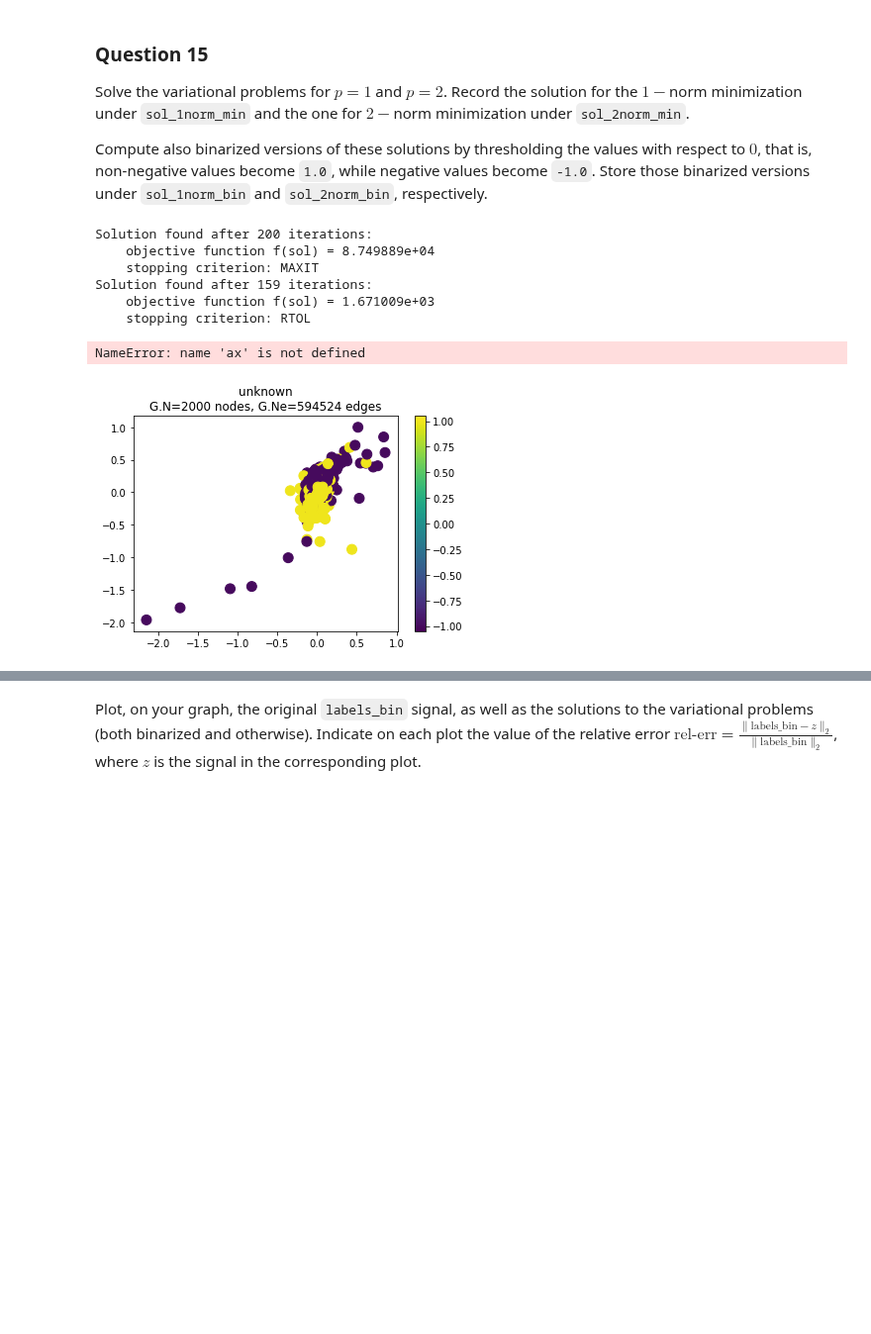
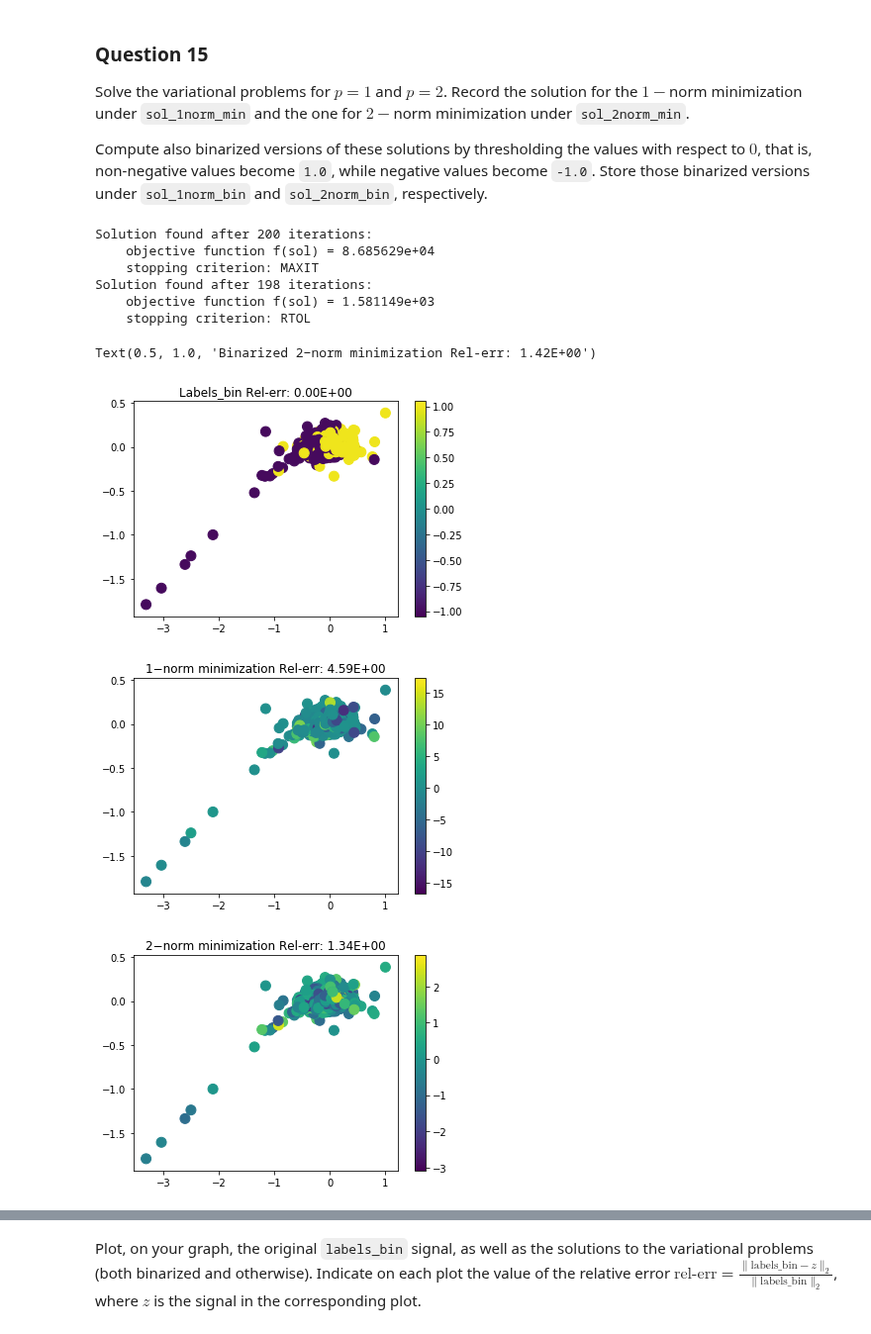
Before and after one commit to senakicir/ntds_project, a Jupyter notebook: 4_graph_signal_processing.ipynb, the cells around one changed output, grey strips where cells are left out. Shown at 99% size. Cells and saved outputs as stored; diff of their text form; code cells hidden in the pictures; blank space fills up the shorter version.

```diff
--- a/4_graph_signal_processing.ipynb
+++ b/4_graph_signal_processing.ipynb
@@ -579,44 +619,45 @@ Solve the variational problems for $p = 1$ and $p = 2$. Record the solution for
 Compute also binarized versions of these solutions by thresholding the values with respect to $0$, that is, non-negative values become `1.0`, while negative values become `-1.0`. Store those binarized versions under `sol_1norm_bin` and `sol_2norm_bin`, respectively.
 # %%
 sol_1norm_min = graph_pnorm_interpolation(gradient, P, x0=np.random.randn(n_nodes), p=1.)# Your code here.
-
 sol_2norm_min = graph_pnorm_interpolation(gradient, P, x0=np.random.randn(n_nodes), p=2.) # Your code here.
 
 threshold = 0
 
 sol_1norm_bin = np.zeros(sol_1norm_min.shape)
 sol_1norm_bin[sol_1norm_min >= threshold] = 1 # Your code here.
 sol_1norm_bin[sol_1norm_min < threshold] = -1
 
 sol_2norm_bin = np.zeros(sol_2norm_min.shape)
 sol_2norm_bin[sol_2norm_min >= threshold] = 1 # Your code here.
 sol_2norm_bin[sol_2norm_min < threshold] = -1
 
 graph.plot_signal(labels_bin)
-plt.text(0.32, 10, 'rel-err: {:.2E}'.format(relative_error(labels_bin)), horizontalalignment='center',verticalalignment='baseline', transform=ax.transAxes,bbox=dict(facecolor='red', alpha=0.5))
-plt.title("Labels_bin")
+#plt.text(0.32, 10, 'rel-err: {:.2E}'.format(relative_error(labels_bin)), horizontalalignment='center',verticalalignment='baseline',bbox=dict(facecolor='red', alpha=0.5))
+plt.title("Labels_bin " + 'Rel-err: {:.2E}'.format(relative_error(labels_bin)))
 
 graph.plot_signal(sol_1norm_min)
-plt.text(0.32, 10, 'rel-err: {:.2E}'.format(relative_error(sol_1norm_min)), horizontalalignment='center',verticalalignment='baseline', transform=ax.transAxes,bbox=dict(facecolor='red', alpha=0.5))
-plt.title("1−norm minimization")
+#plt.text(0.32, 10, 'rel-err: {:.2E}'.format(relative_error(sol_1norm_min)), horizontalalignment='center',verticalalignment='baseline', bbox=dict(facecolor='red', alpha=0.5))
+plt.title("1−norm minimization " + 'Rel-err: {:.2E}'.format(relative_error(sol_1norm_min)))
 
 graph.plot_signal(sol_2norm_min)
-plt.text(0.32, 10, 'rel-err: {:.2E}'.format(relative_error(sol_2norm_min)), horizontalalignment='center',verticalalignment='baseline', transform=ax.transAxes,bbox=dict(facecolor='red', alpha=0.5))
-plt.title("2−norm minimization")
+#plt.text(0.32, 10, 'rel-err: {:.2E}'.format(relative_error(sol_2norm_min)), horizontalalignment='center',verticalalignment='baseline', bbox=dict(facecolor='red', alpha=0.5))
+plt.title("2−norm minimization " + 'Rel-err: {:.2E}'.format(relative_error(sol_2norm_min)))
 
 graph.plot_signal(sol_1norm_bin)
-plt.text(0.32, 10, 'rel-err: {:.2E}'.format(relative_error(sol_1norm_bin)), horizontalalignment='center',verticalalignment='baseline', transform=ax.transAxes,bbox=dict(facecolor='red', alpha=0.5))
-plt.title("Binarized 1−norm minimization")
+#plt.text(0.32, 10, 'rel-err: {:.2E}'.format(relative_error(sol_1norm_bin)), horizontalalignment='center',verticalalignment='baseline', bbox=dict(facecolor='red', alpha=0.5))
+plt.title("Binarized 1−norm minimization " + 'Rel-err: {:.2E}'.format(relative_error(sol_1norm_bin)))
 
 graph.plot_signal(sol_2norm_bin)
-plt.text(0.32, 10, 'rel-err: {:.2E}'.format(relative_error(sol_2norm_bin)), horizontalalignment='center',verticalalignment='baseline', transform=ax.transAxes,bbox=dict(facecolor='red', alpha=0.5))
-plt.title("Binarized 2−norm minimization")
+#plt.text(0.32, 10, 'rel-err: {:.2E}'.format(relative_error(sol_2norm_bin)), horizontalalignment='center',verticalalignment='baseline', bbox=dict(facecolor='red', alpha=0.5))
+_ = plt.title("Binarized 2−norm minimization " + 'Rel-err: {:.2E}'.format(relative_error(sol_2norm_bin)))
 # %% [output]
 Solution found after 200 iterations:
-    objective function f(sol) = 8.749889e+04
+    objective function f(sol) = 8.685629e+04
     stopping criterion: MAXIT
-Solution found after 159 iterations:
-    objective function f(sol) = 1.671009e+03
+Solution found after 198 iterations:
+    objective function f(sol) = 1.581149e+03
     stopping criterion: RTOL
-NameError: name 'ax' is not defined
+Text(0.5, 1.0, 'Binarized 2−norm minimization Rel-err: 1.42E+00')
-[figure, old version]
+[figure, new version]
+[figure, added]
+[figure, added]
```
Also changed, not shown: parts of 16 cells of this notebook.
